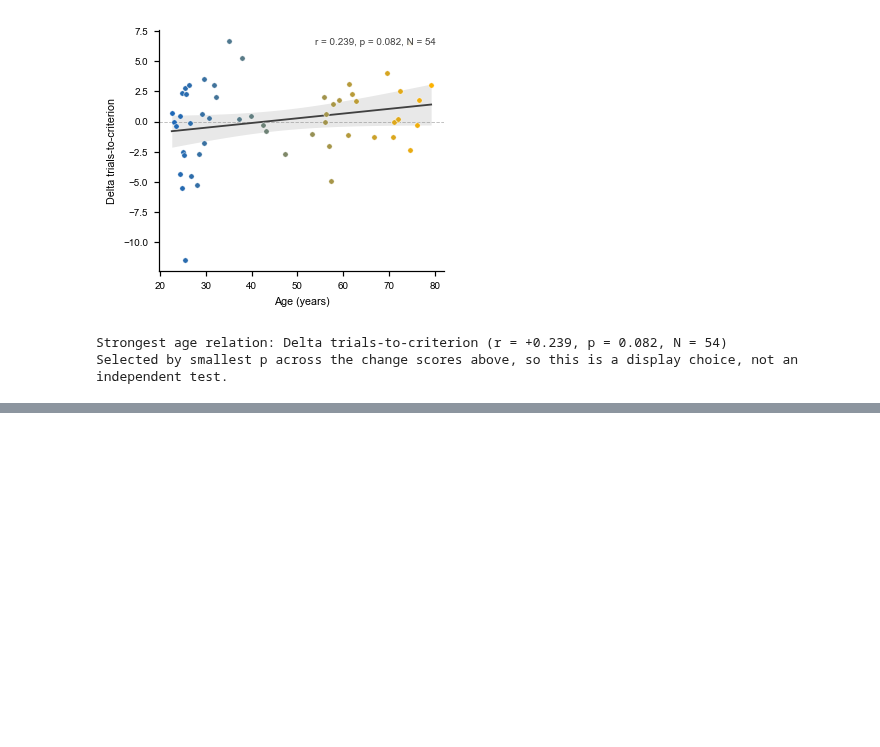
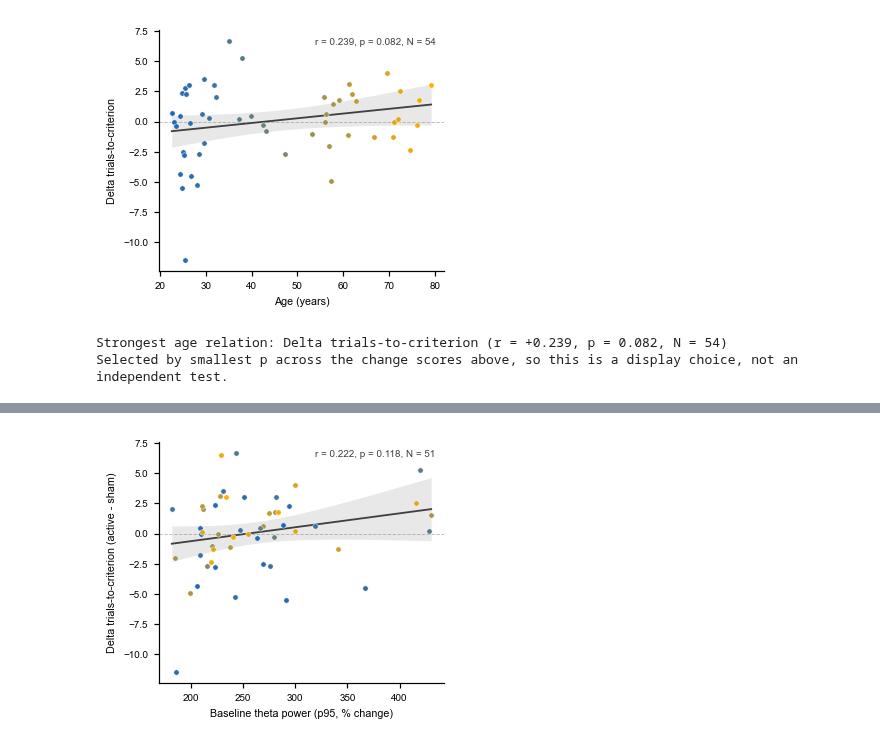
Before and after one commit to DVS-Lab/tacs_bandit, a Jupyter notebook: code/results_paper.ipynb, the cells around one changed output, grey strips where cells are left out. Cells and saved outputs as stored; diff of their text form; code cells hidden in the pictures; blank space fills up the shorter version.

```diff
--- a/code/results_paper.ipynb
+++ b/code/results_paper.ipynb
@@ -1038,0 +1051,22 @@ Selected by smallest p across the change scores above, so this is a display choi
+# %%
+# ============================================================================
+# 5.1 Theta as a moderator of the stimulation response
+# ============================================================================
+
+theta_targets = [c for c in ['delta_ttc', 'delta_alpha', 'delta_accuracy',
+                             'delta_p_shift_lose'] if c in subj.columns]
+
+print(f'theta_p95 available for {subj["theta_p95"].notna().sum()}/{len(subj)} subjects\n')
+print(f'{"Change score":28s} {"N":>4s} {"r":>8s} {"p":>8s}')
+print('-' * 52)
+
+theta_rows = []
+for col in theta_targets:
+    d = subj[subj['subject_id'].isin(h2_eligible)][['theta_p95', col]].dropna()
+    if len(d) < 5:
+        continue
+    r, p = stats.pearsonr(d['theta_p95'].astype(float), d[col].astype(float))
+    print(f'{col:28s} {len(d):4d} {r:+8.3f} {p:8.3f}{" *" if p < .05 else ""}')
+    theta_rows.append({'dv': col, 'r': r, 'p': p, 'n': len(d)})
+
+theta_df = pd.DataFrame(theta_rows)
@@ -1038,0 +1082,23 @@ Selected by smallest p across the change scores above, so this is a display choi
+# %%
+# ============================================================================
+# 5.2 Figure — baseline theta x change in trials-to-criterion
+# ============================================================================
+
+if 'delta_ttc' in subj.columns:
+    d = subj[subj['subject_id'].isin(h2_eligible)][
+        ['theta_p95', 'delta_ttc', 'age']].dropna()
+    if len(d) > 4:
+        fig, ax = plt.subplots(figsize=(WIDTH_1COL, WIDTH_1COL * 0.85))
+        scatter_regression_mpl(ax,
+                               d['theta_p95'].astype(float).values,
+                               d['delta_ttc'].astype(float).values,
+                               d['age'].astype(float).values,
+                               zero_line=True)
+        style_ax(ax, xlabel='Baseline theta power (p95, % change)',
+                 ylabel='Delta trials-to-criterion (active - sham)')
+        savefig(fig, 'fig_theta_x_delta_ttc')
+        plt.show()
+    else:
+        print(f'Insufficient overlap for the theta x delta-TTC figure (N = {len(d)}).')
+# %% [output]
+[figure, added]
```
Also changed, not shown: parts of 13 cells of this notebook, 10 other files.
